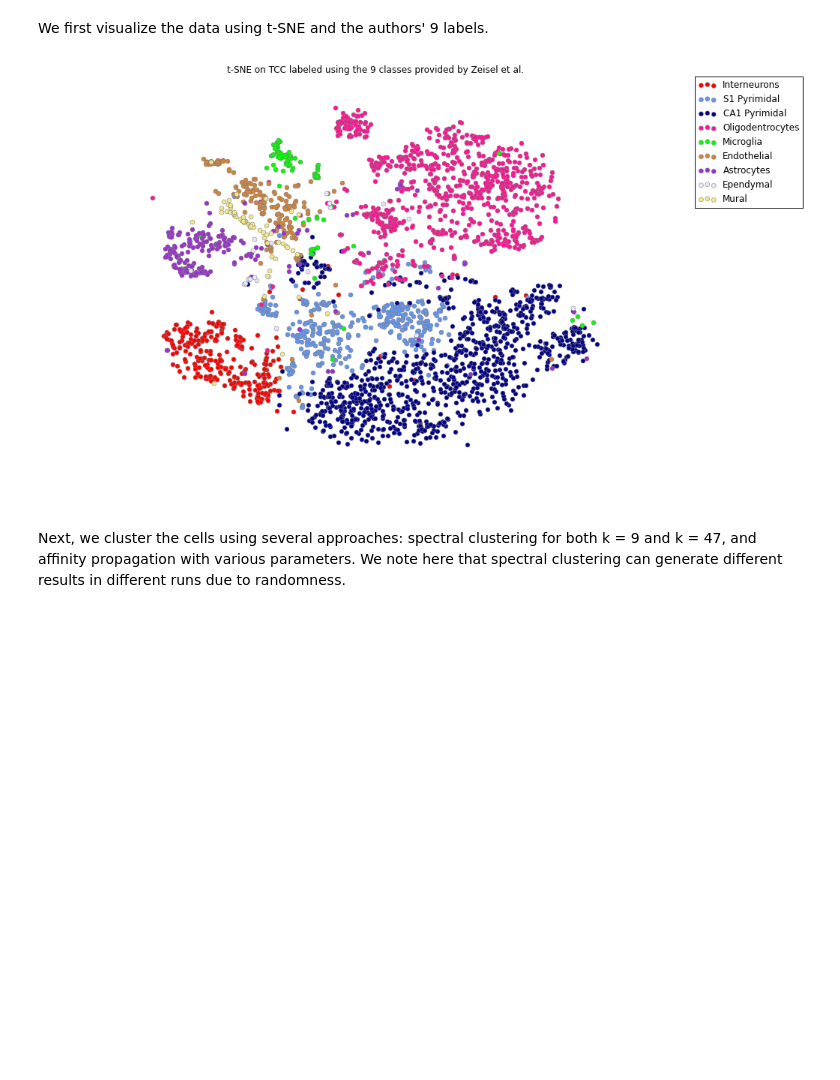
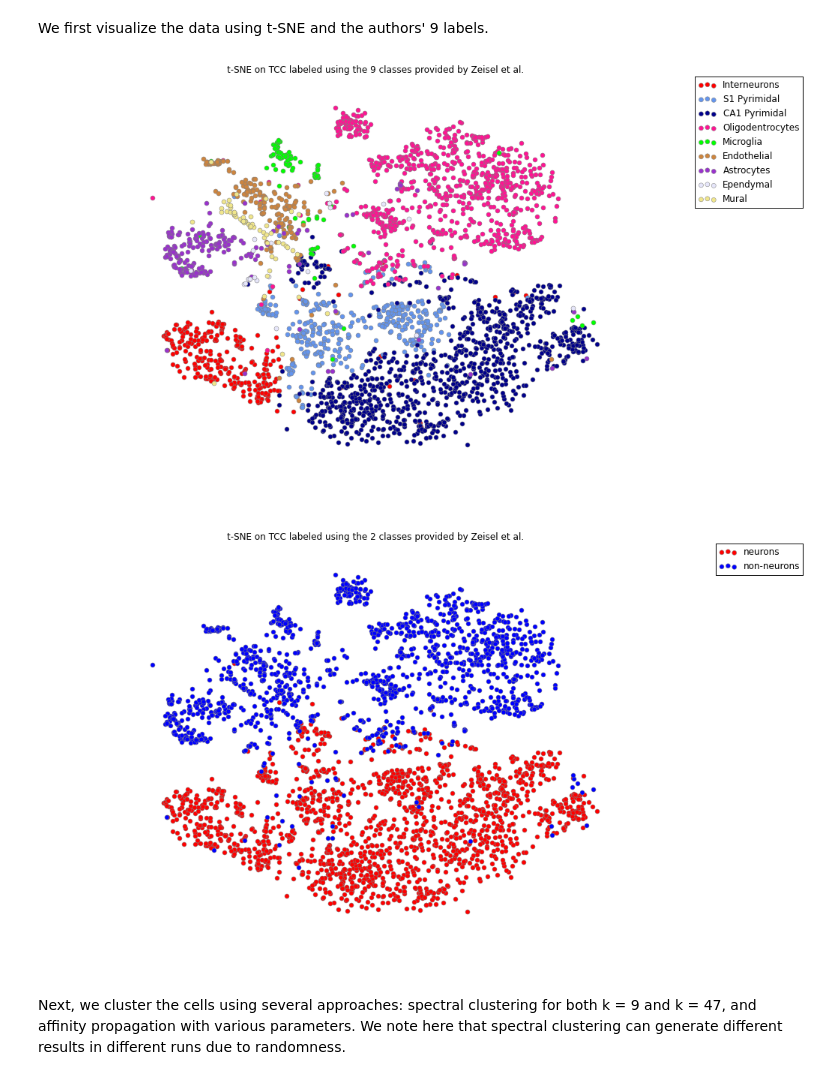
Before and after one commit to govinda-kamath/clustering_on_transcript_compatibility_counts, a Jupyter notebook: Zeisel_pipeline/Zeisel_Analysis.ipynb, the cells around one changed output. Saved outputs shown, nothing was run; the diff lists cells and outputs as text; code cells hidden in the pictures; blank space fills up the shorter version.

```diff
--- a/Zeisel_pipeline/Zeisel_Analysis.ipynb
+++ b/Zeisel_pipeline/Zeisel_Analysis.ipynb
@@ -45,29 +55,35 @@ We first visualize the data using t-SNE and the authors' 9 labels.
 # %%
 %matplotlib inline
 
 import matplotlib.pyplot as plt
 # Plot function with Zeisel's colors corresponding to labels
-def tru_plot9(X,labels):
-    clust_names = ['Interneurons','S1 Pyrimidal','CA1 Pyrimidal','Oligodentrocytes',
-                   'Microglia','Endothelial','Astrocytes','Ependymal','Mural']
-    clust_color = ['red','cornflowerblue','darkblue','deeppink','lime',
-                   'peru','darkorchid','lavender','khaki']
+def tru_plot9(X,labels,t,clust_names,clust_color):
     unique_labels = np.unique(labels)
     plt.figure(figsize=(15,10))
     for i in unique_labels:
         ind = np.squeeze(labels == i)
         plt.scatter(X[ind,0],X[ind,1],c=clust_color[i],s=36,edgecolors='gray',
                     lw = 0.5, label=clust_names[i])
     plt.legend(loc='upper right',bbox_to_anchor=(1.1, 1))
     plt.legend(loc='upper right',bbox_to_anchor=(1.19, 1.01))
-    plt.title('t-SNE on TCC labeled using the 9 classes provided by Zeisel et al.')
+    plt.title(t)
     plt.xlim([-20,20])
     plt.ylim([-20,20])
     plt.axis('off')
 
-tru_plot9(X_tsne,labels9)
+tru_plot9(X_tsne,labels9,
+         't-SNE on TCC labeled using the 9 classes provided by Zeisel et al.',
+         clust_names = ['Interneurons','S1 Pyrimidal','CA1 Pyrimidal','Oligodentrocytes',
+                   'Microglia','Endothelial','Astrocytes','Ependymal','Mural'],
+         clust_color = ['red','cornflowerblue','darkblue','deeppink','lime',
+                   'peru','darkorchid','lavender','khaki'])
+tru_plot9(X_tsne,labels2,
+         't-SNE on TCC labeled using the 2 classes provided by Zeisel et al.',
+         clust_names = ['neurons','non-neurons'],
+         clust_color = ['red','blue'])
 # %% [output]
 [figure]
+[figure, added]
 # %% [markdown]
 Next, we cluster the cells using several approaches: spectral clustering for both k = 9 and k = 47, and affinity propagation with various parameters. We note here that spectral clustering can generate different results in different runs due to randomness.
 # %%
```
Also changed, not shown: parts of 10 cells of this notebook.
